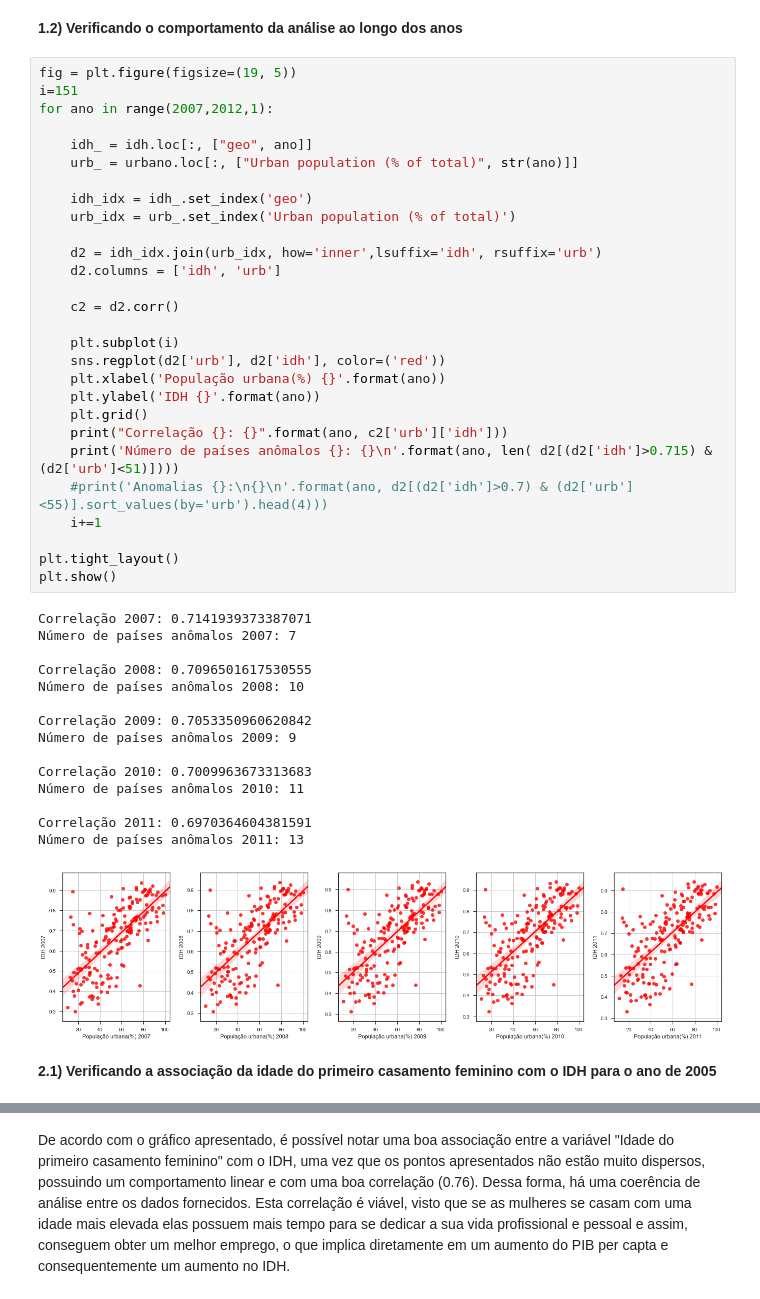
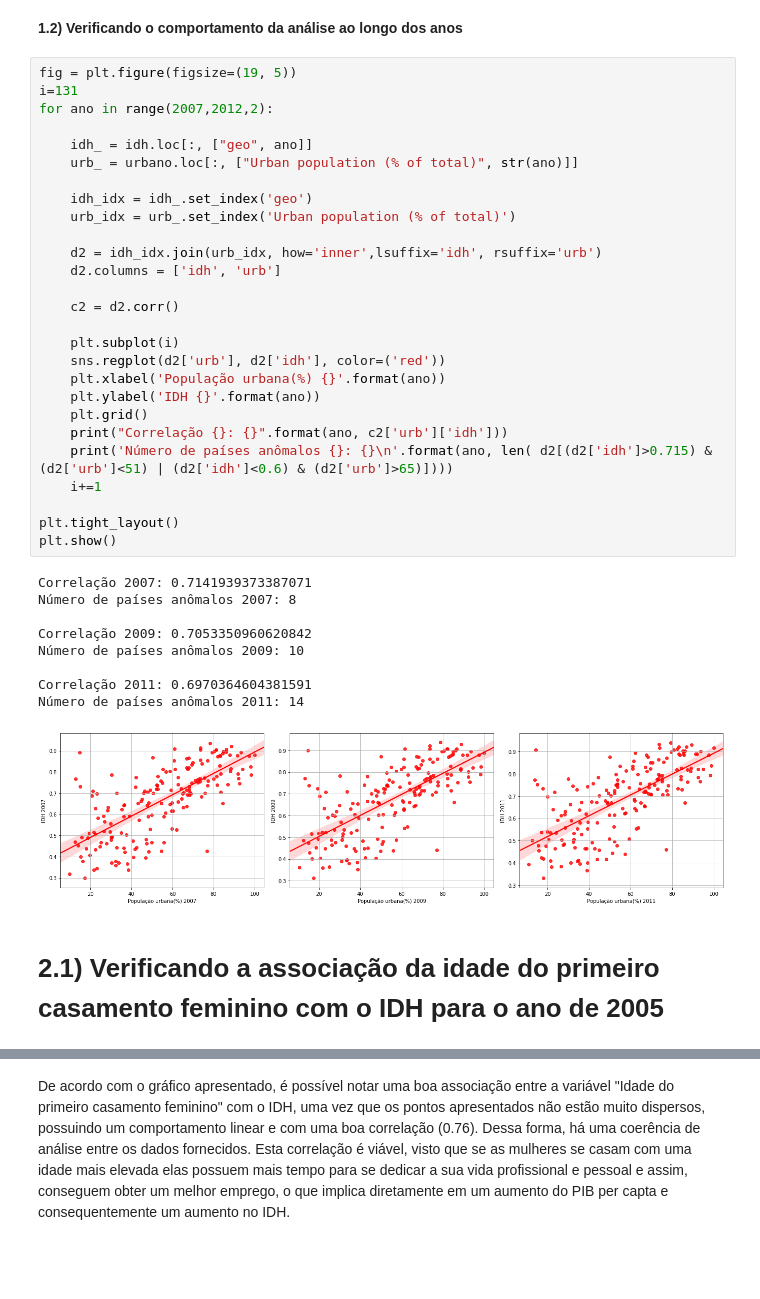
Before and after one commit to pedr0luiz/P1_Dados_Pedro_Luiz, a Jupyter notebook: P1_Dados_Pedro_Luiz.ipynb, the cells around one changed output, grey strips where cells are left out. Drawn from its saved outputs; the diff is of its cells as text; blank space fills up the shorter version.

```diff
--- a/P1_Dados_Pedro_Luiz.ipynb
+++ b/P1_Dados_Pedro_Luiz.ipynb
@@ -178,50 +185,43 @@ De acordo com o gráfico apresentado, é possível notar uma boa associação en
 **1.2) Verificando o comportamento da análise ao longo dos anos**
 # %%
 fig = plt.figure(figsize=(19, 5))
-i=151
-for ano in range(2007,2012,1):
+i=131
+for ano in range(2007,2012,2):
 
     idh_ = idh.loc[:, ["geo", ano]]
     urb_ = urbano.loc[:, ["Urban population (% of total)", str(ano)]]
 
     idh_idx = idh_.set_index('geo')
     urb_idx = urb_.set_index('Urban population (% of total)')
 
     d2 = idh_idx.join(urb_idx, how='inner',lsuffix='idh', rsuffix='urb')
     d2.columns = ['idh', 'urb']
 
     c2 = d2.corr()
 
     plt.subplot(i)
     sns.regplot(d2['urb'], d2['idh'], color=('red'))
     plt.xlabel('População urbana(%) {}'.format(ano))
     plt.ylabel('IDH {}'.format(ano))
     plt.grid()
     print("Correlação {}: {}".format(ano, c2['urb']['idh']))
-    print('Número de países anômalos {}: {}\n'.format(ano, len( d2[(d2['idh']>0.715) & (d2['urb']<51)])))
-    #print('Anomalias {}:\n{}\n'.format(ano, d2[(d2['idh']>0.7) & (d2['urb']<55)].sort_values(by='urb').head(4)))
+    print('Número de países anômalos {}: {}\n'.format(ano, len( d2[(d2['idh']>0.715) & (d2['urb']<51) | (d2['idh']<0.6) & (d2['urb']>65)])))
     i+=1
 
 plt.tight_layout()
 plt.show()
 # %% [output]
 Correlação 2007: 0.7141939373387071
-Número de países anômalos 2007: 7
-
-Correlação 2008: 0.7096501617530555
-Número de países anômalos 2008: 10
+Número de países anômalos 2007: 8
 
 Correlação 2009: 0.7053350960620842
-Número de países anômalos 2009: 9
-
-Correlação 2010: 0.7009963673313683
-Número de países anômalos 2010: 11
+Número de países anômalos 2009: 10
 
 Correlação 2011: 0.6970364604381591
-Número de países anômalos 2011: 13
+Número de países anômalos 2011: 14
-[figure, old version]
+[figure, new version]
 # %% [markdown]
-**2.1) Verificando a associação da idade do primeiro casamento feminino com o IDH para o ano de 2005**
+# **2.1) Verificando a associação da idade do primeiro casamento feminino com o IDH para o ano de 2005**
 # %%
 sns.regplot(data['2005_idade_casamento'], data['2005_idh'], color=('green'))
 plt.xlabel('Idade do primeiro casamento feminino (2005)')
```
Also changed, not shown: parts of 12 cells of this notebook.
